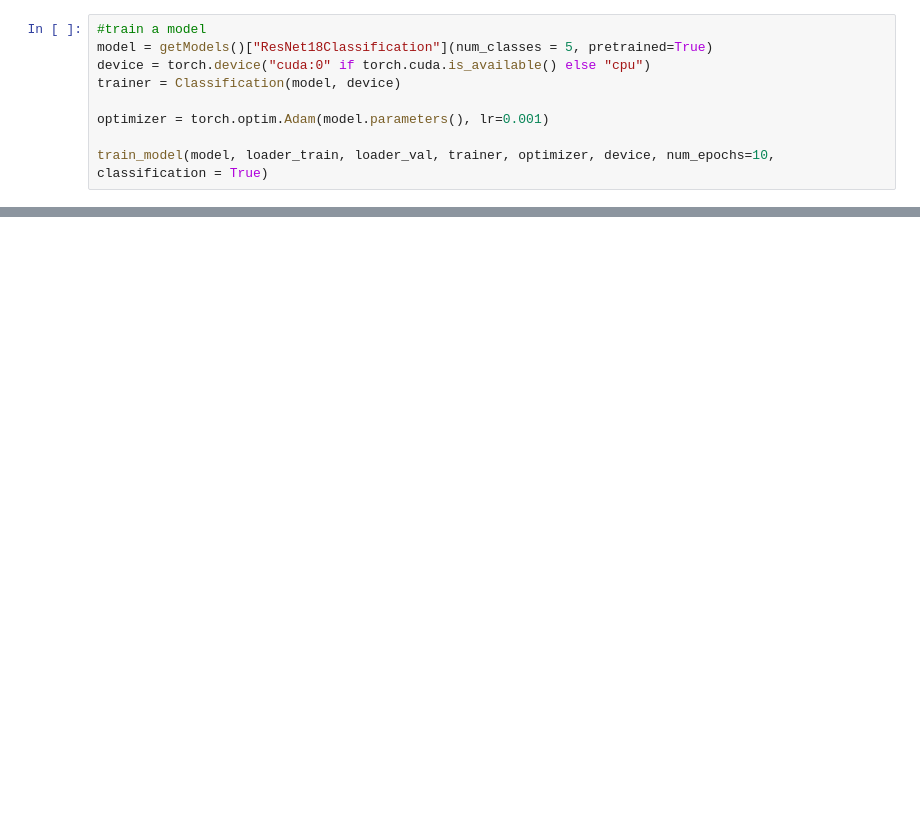
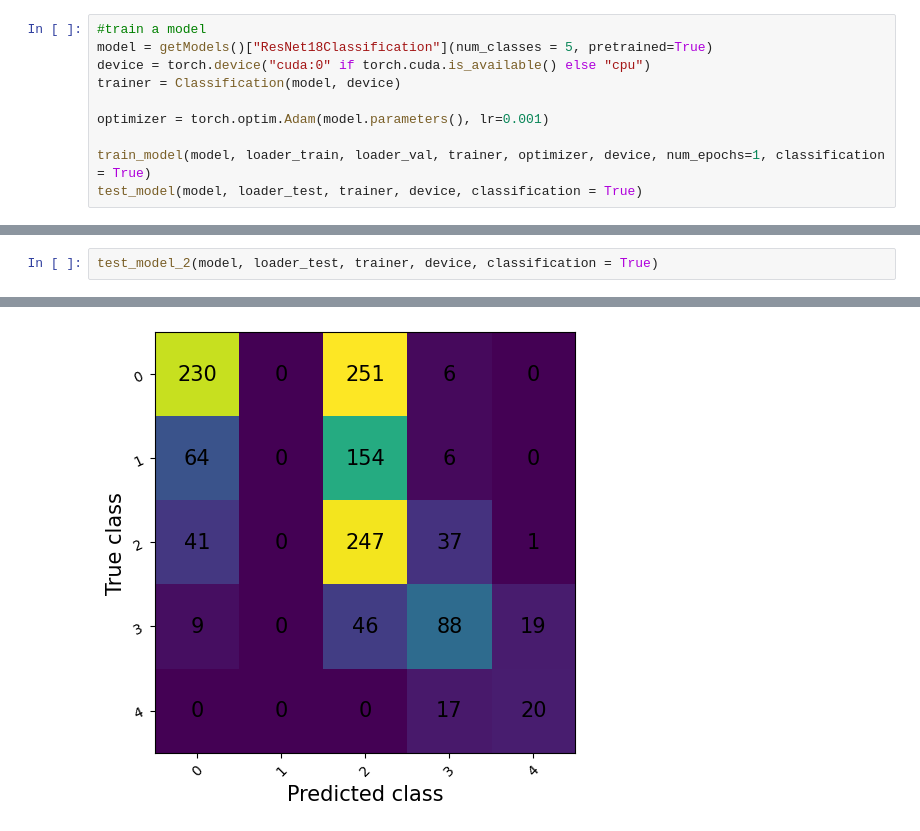
Before and after one commit to Tempus23/Radiography_TFG, a Jupyter notebook: code/notebook.ipynb, the cells around one changed output, grey strips where cells are left out. Saved outputs shown, nothing was run; the diff lists cells and outputs as text; blank space fills up the shorter version.

Commit message:
Test_model()

```diff
--- a/code/notebook.ipynb
+++ b/code/notebook.ipynb
@@ -48,4 +48,5 @@ trainer = Classification(model, device)
 
 optimizer = torch.optim.Adam(model.parameters(), lr=0.001)
 
-train_model(model, loader_train, loader_val, trainer, optimizer, device, num_epochs=10, classification = True)
+train_model(model, loader_train, loader_val, trainer, optimizer, device, num_epochs=1, classification = True)
+test_model(model, loader_test, trainer, device, classification = True)
@@ -51,0 +164,3 @@ train_model(model, loader_train, loader_val, trainer, optimizer, device, num_epo
+# %%
+test_model_2(model, loader_test, trainer, device, classification = True)
+# %% [output]
@@ -51,0 +168 @@ train_model(model, loader_train, loader_val, trainer, optimizer, device, num_epo
+[figure, added]
```
Also changed, not shown: parts of 5 cells of this notebook, 4 other files.
